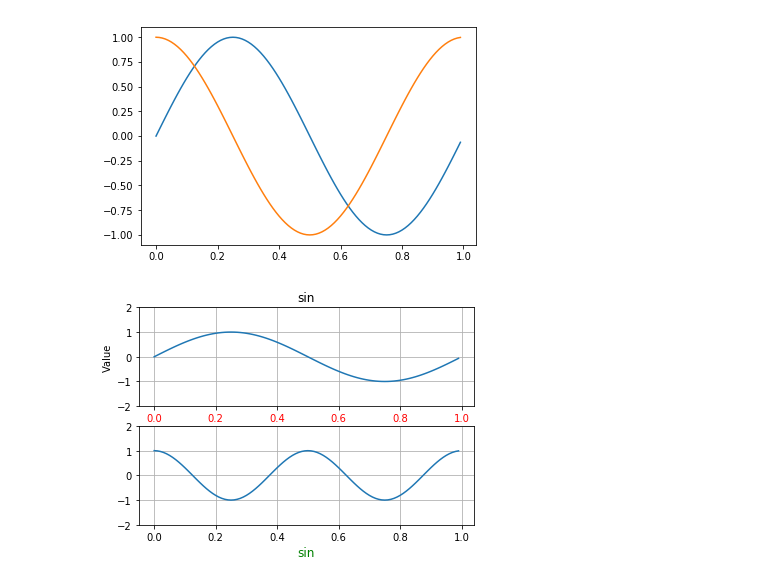
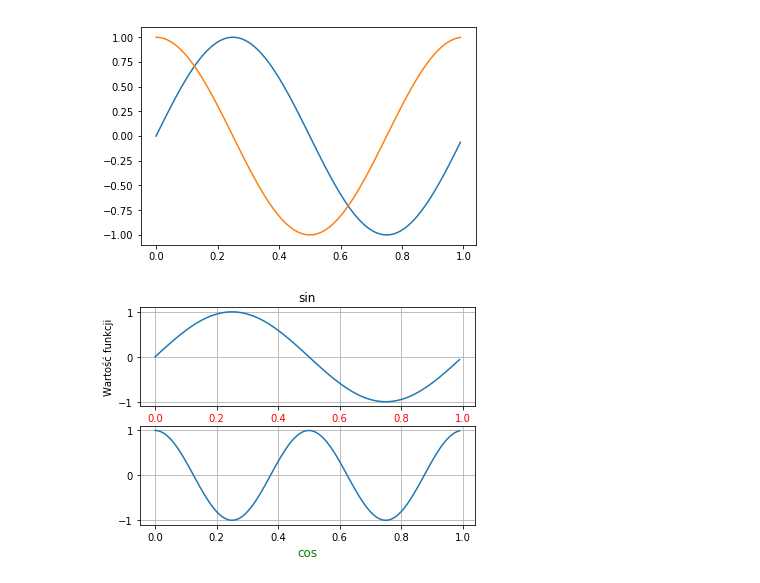
Before and after one commit to sajjadGG/book-python, a Jupyter notebook: data-vizualization/jupyter/Untitled.ipynb, the cells around one changed output. Saved outputs shown, nothing was run; the diff lists cells and outputs as text; code cells hidden in the pictures.

Commit message:
Data Visualization: Matplotlib #time 10m

```diff
--- a/data-vizualization/jupyter/Untitled.ipynb
+++ b/data-vizualization/jupyter/Untitled.ipynb
@@ -848,30 +848,29 @@ plt.plot(x2, y2)
 # %%
 
 from matplotlib.pyplot import figure
-from numpy import arange, sin, pi, cos
 
-t = arange(0.0, 1.0, 0.01)
+
+x = arange(0.0, 1.0, 0.01)
 
 fig = figure(1)
 
 ax1 = fig.add_subplot(211)
-ax1.plot(t, sin(2*pi*t))
+ax1.plot(x, np.sin(2*pi*x))
 ax1.grid(True)
-ax1.set_ylim((-2, 2))
-ax1.set_ylabel('Value')
+ax1.set_ylabel('Wartość funkcji')
 ax1.set_title('sin')
 
 for label in ax1.get_xticklabels():
     label.set_color('r')
 
 
 ax2 = fig.add_subplot(212)
-ax2.plot(t, cos(2*2*pi*t))
+ax2.plot(t, np.cos(2*2*np.pi*x))
 ax2.grid(True)
-ax2.set_ylim((-2, 2))
+ax1.set_ylabel('Wartość funkcji')
 
 l = ax2.set_xlabel('cos')
 l.set_color('g')
 l.set_fontsize('large')
 # %% [output]
-[figure, old version]
+[figure, new version]
```
Also changed, not shown: 2 other files.
